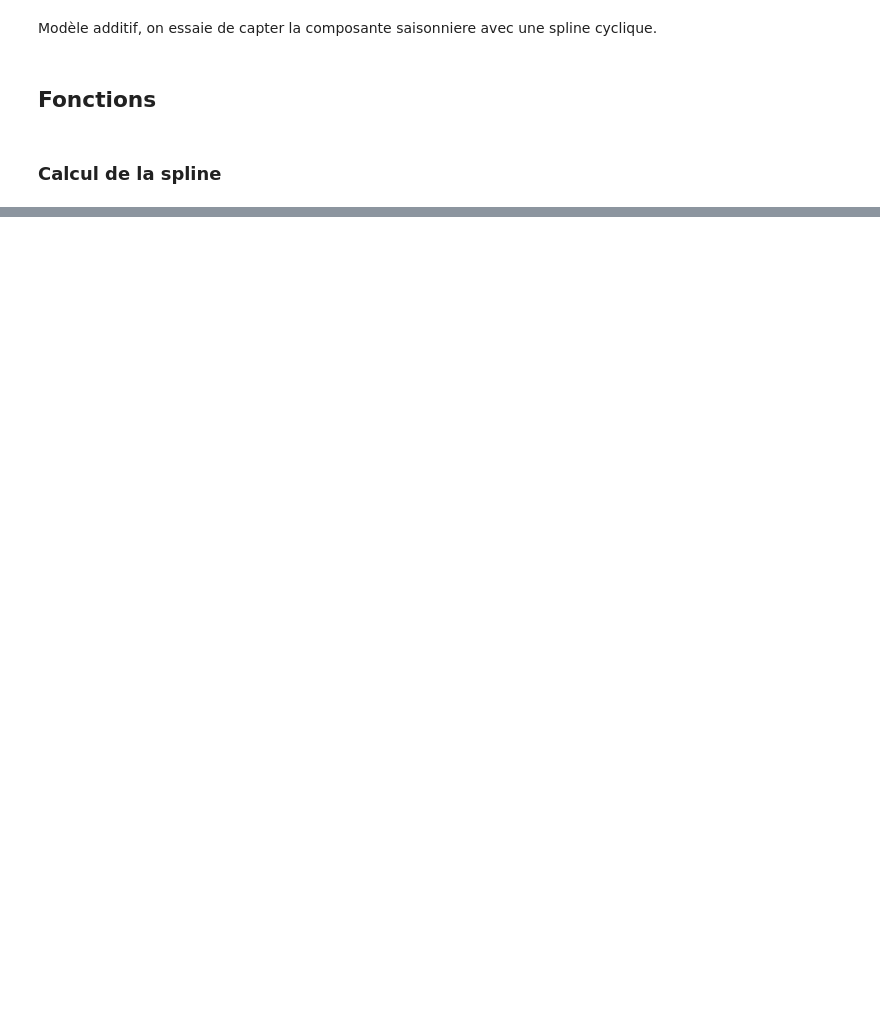
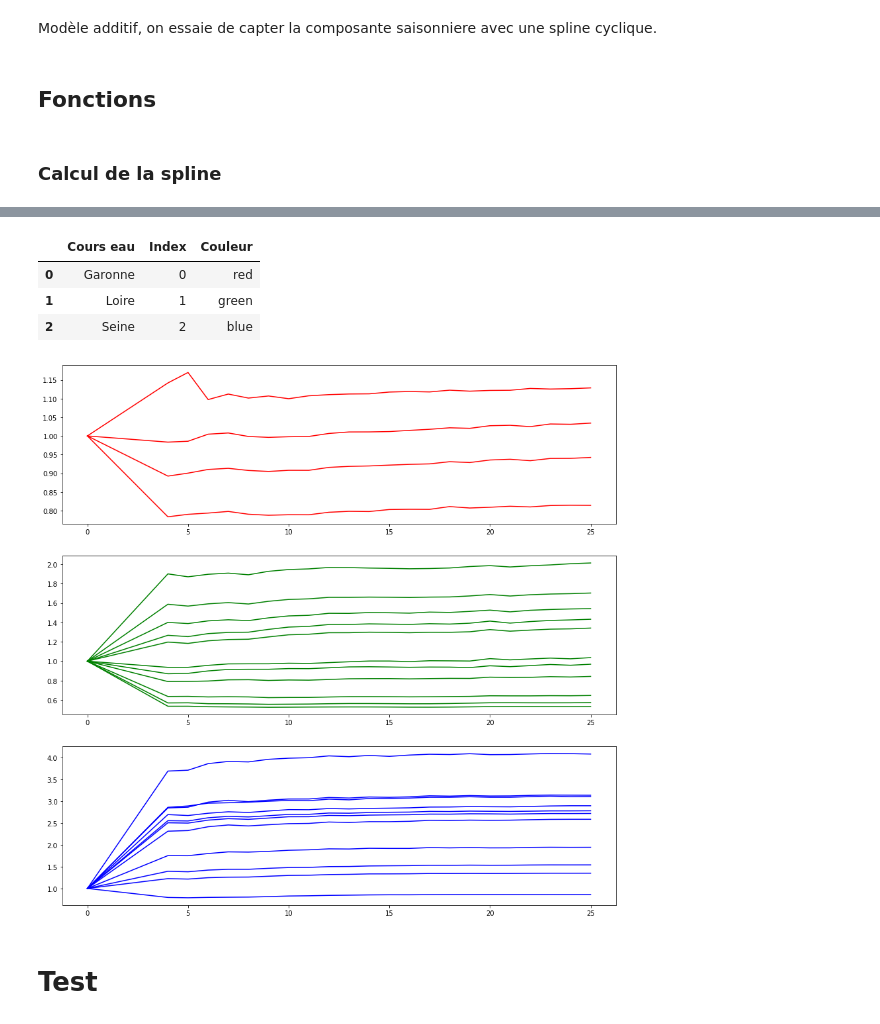
Before and after one commit to JlnZhou/ProjectML, a Jupyter notebook: Regression_Spline.ipynb, the cells around one changed output, grey strips where cells are left out. Drawn from its saved outputs; the diff is of its cells as text; code cells hidden in the pictures; blank space fills up the shorter version.

Commit message:
Fin régression Spline

```diff
--- a/Regression_Spline.ipynb
+++ b/Regression_Spline.ipynb
@@ -290,13 +44,0 @@ len(mesures_moyennes)
-# %%
-for curr_split in range(9):
-    curr_test_X = mesures_train_X[train_split_X["Test_" + str(curr_split)]]
-    curr_test_Y = mesures_train_Y[train_split_Y["Test_" + str(curr_split)]]
-
-    dates_predictions = curr_test_Y[["Jour", "Mois", "Annee"]]
-    liste_stations = list(stations_debit["Code station"])
-
-    predictions_Y = fct_Modele_Naif(curr_test_X, dates_predictions, liste_stations)
-
-    curr_scores = fct_scores_mse(curr_test_Y, predictions_Y, liste_stations)
-    cv_scores["Split_" + str(curr_split)] = curr_scores["MSE"]
-cv_scores
@@ -341,0 +146,41 @@ array([[0.        ],
+# %%
+cv_moyen = pd.DataFrame()
+
+cv_Naif = pd.read_csv("../Data/Naif/CV_scores.csv")
+for code in liste_stations:
+    curr_moyen[code] = list(cv_Naif[cv_Naif["Code station"] == code]["Moyenne"])
+curr_moyen = pd.DataFrame(curr_moyen)
+curr_moyen["Noeuds"] = 0
+cv_moyen = pd.concat([cv_moyen, curr_moyen])
+
+for curr_n_knots in range(4, max_n_knots+1):
+    curr_moyen = {}
+    cv_scores = pd.read_csv("../Data/Spline/cv_n_knots_" + str(curr_n_knots).rjust(2, "0") + ".csv")
+    for code in liste_stations:
+        curr_moyen[code] = list(cv_scores[cv_scores["Code station"] == code]["Moyenne"])
+    curr_moyen = pd.DataFrame(curr_moyen)
+    curr_moyen["Noeuds"] = curr_n_knots
+    cv_moyen = pd.concat([cv_moyen, curr_moyen])
+# %%
+n_cours_eau = 3
+cours_eau = list(np.unique(stations_debit["Cours eau"]))
+cours_eau_cmap = cm.get_cmap(ListedColormap(["red", "green", "blue"]))
+cours_eau_couleur = pd.DataFrame({"Cours eau": cours_eau, "Index": range(n_cours_eau), "Couleur": ["red", "green", "blue"]})
+cours_eau_couleur
+# %% [output]
+|  | Cours eau | Index | Couleur |
+| 0 | Garonne | 0 | red |
+| 1 | Loire | 1 | green |
+| 2 | Seine | 2 | blue |
+# %%
+fig, axs = plt.subplots(n_cours_eau, 1, figsize = (15,15))
+for i in range(n_cours_eau):
+    stations = list(stations_debit[stations_debit["Cours eau"] == list(cours_eau_couleur[cours_eau_couleur["Index"] == i]["Cours eau"])[0]]["Code station"])
+    for code in stations:
+        axs[i].plot(cv_moyen["Noeuds"], cv_moyen[code]/cv_moyen[code].iloc[0],
+                   color = cours_eau_cmap(i))
+plt.show()
+# %% [output]
+[figure, added]
+# %% [markdown]
+# Test
```
Also changed, not shown: parts of 34 cells of this notebook, 2 other files.
